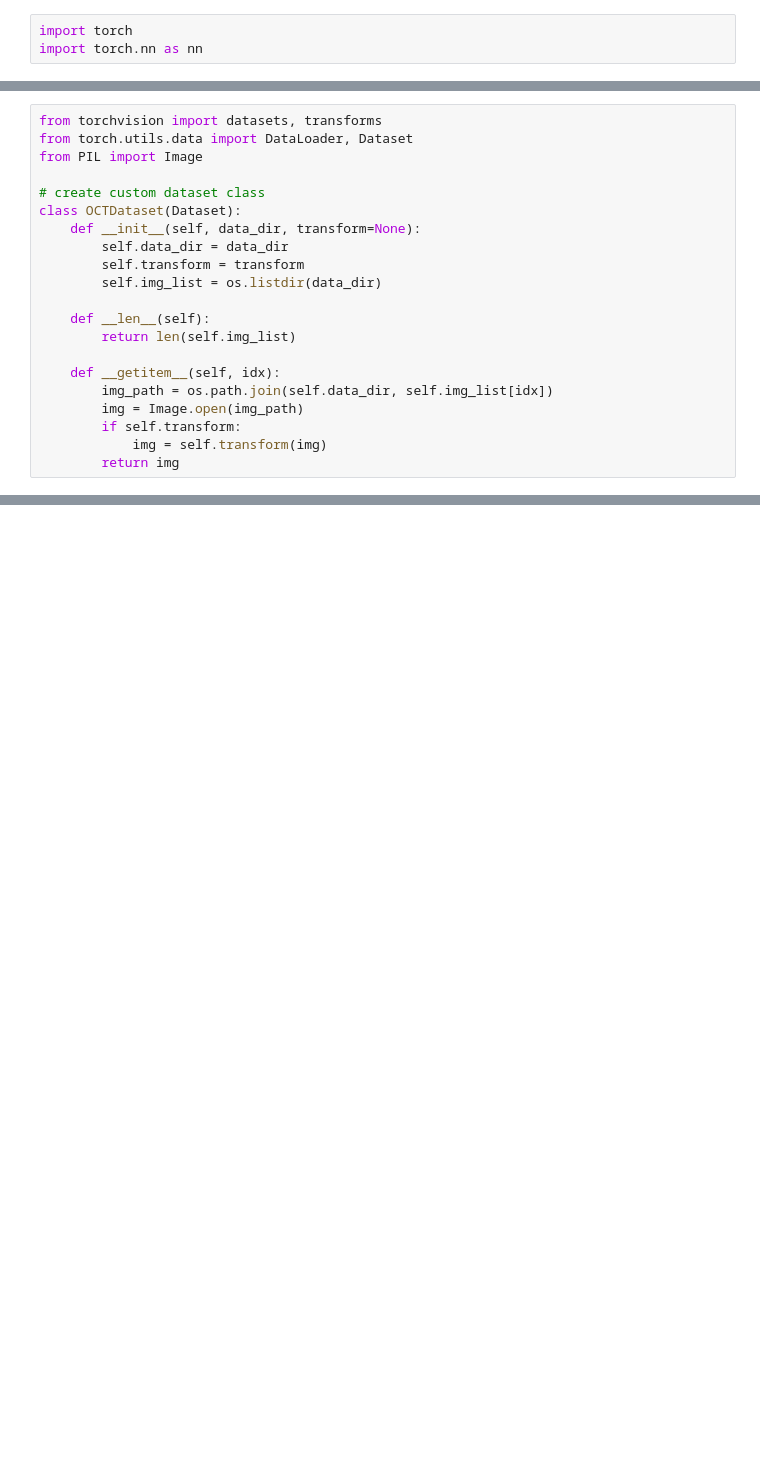
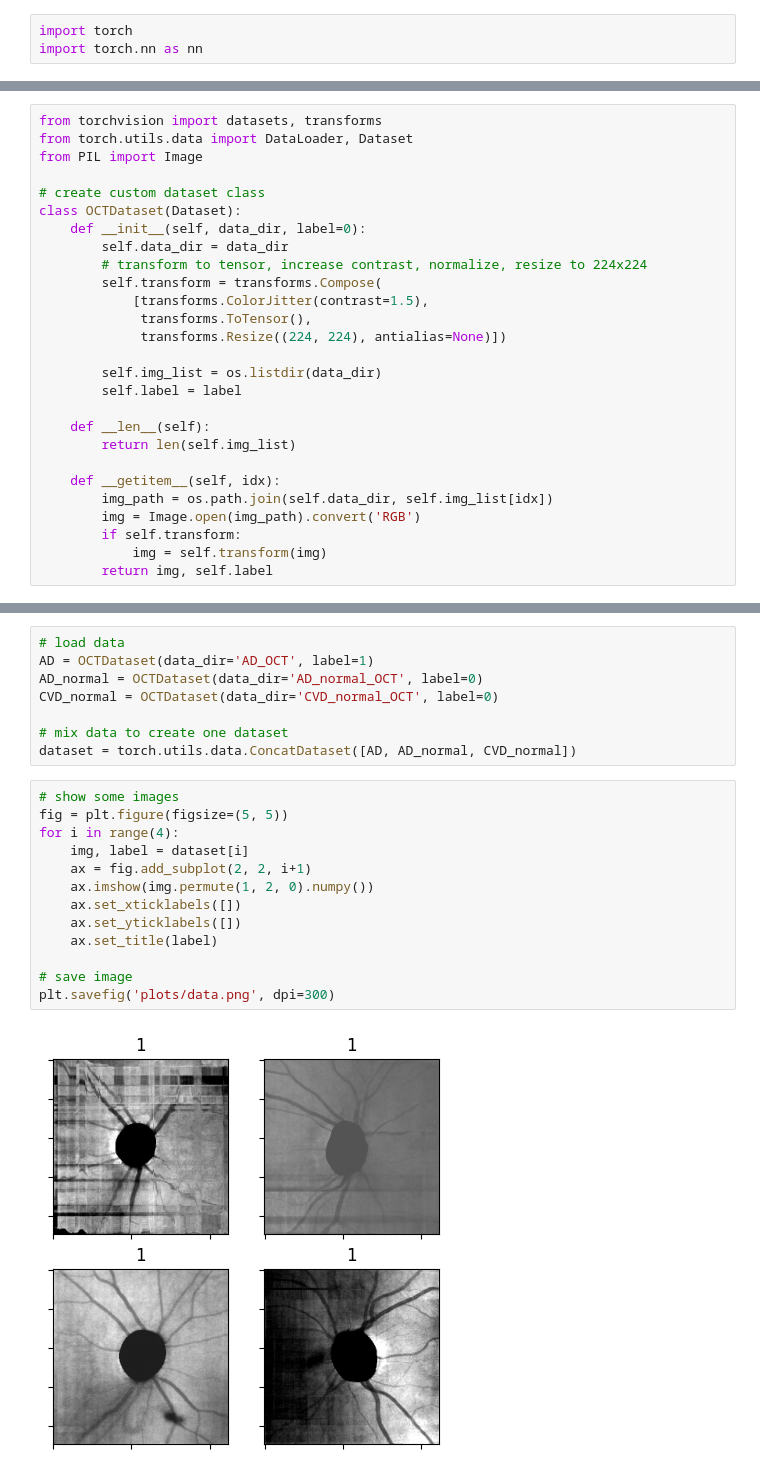
Before and after one commit to yuehtingchen/cv-final-project, a Jupyter notebook: project.ipynb, the cells around one changed output, grey strips where cells are left out. Drawn from its saved outputs; the diff is of its cells as text; blank space fills up the shorter version.

```diff
--- a/project.ipynb
+++ b/project.ipynb
@@ -20,17 +20,23 @@ from PIL import Image
 
 # create custom dataset class
 class OCTDataset(Dataset):
-	def __init__(self, data_dir, transform=None):
+	def __init__(self, data_dir, label=0):
 		self.data_dir = data_dir
-		self.transform = transform
+		# transform to tensor, increase contrast, normalize, resize to 224x224
+		self.transform = transforms.Compose(
+			[transforms.ColorJitter(contrast=1.5),
+			 transforms.ToTensor(),
+			 transforms.Resize((224, 224), antialias=None)])
+
 		self.img_list = os.listdir(data_dir)
+		self.label = label
 
 	def __len__(self):
 		return len(self.img_list)
 
 	def __getitem__(self, idx):
 		img_path = os.path.join(self.data_dir, self.img_list[idx])
-		img = Image.open(img_path)
+		img = Image.open(img_path).convert('RGB')
 		if self.transform:
 			img = self.transform(img)
-		return img
+		return img, self.label
@@ -39,0 +43,23 @@ data_dir = 'data'
+# %%
+# load data
+AD = OCTDataset(data_dir='AD_OCT', label=1)
+AD_normal = OCTDataset(data_dir='AD_normal_OCT', label=0)
+CVD_normal = OCTDataset(data_dir='CVD_normal_OCT', label=0)
+
+# mix data to create one dataset
+dataset = torch.utils.data.ConcatDataset([AD, AD_normal, CVD_normal])
+# %%
+# show some images
+fig = plt.figure(figsize=(5, 5))
+for i in range(4):
+	img, label = dataset[i]
+	ax = fig.add_subplot(2, 2, i+1)
+	ax.imshow(img.permute(1, 2, 0).numpy())
+	ax.set_xticklabels([])
+	ax.set_yticklabels([])
+	ax.set_title(label)
+
+# save image
+plt.savefig('plots/data.png', dpi=300)
+# %% [output]
+[figure, added]
```
Also changed, not shown: parts of 12 cells of this notebook.
